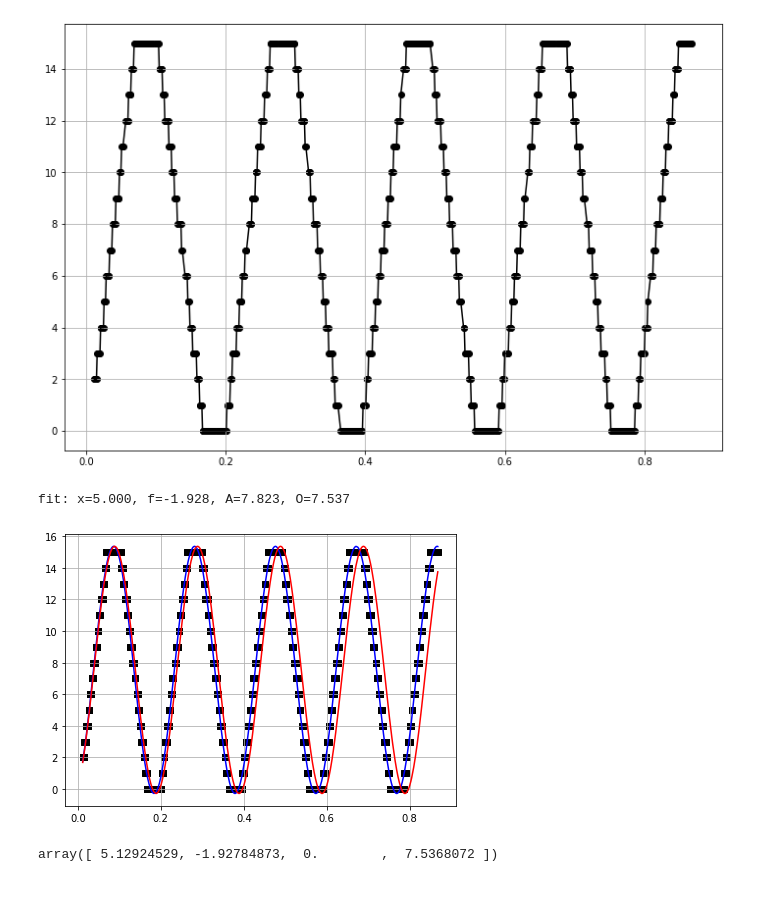
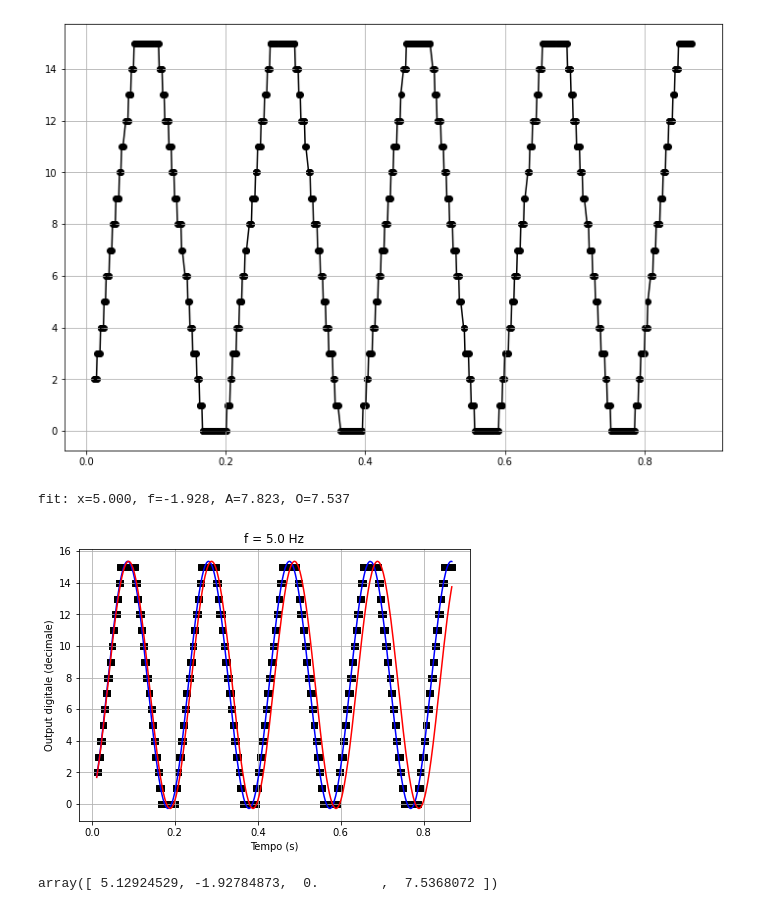
Before and after one commit to valeriopagliarino/Electronics-2021-UNITO-Public, a Jupyter notebook: analysis/nyquist-mcu.ipynb, the cells around one changed output. Drawn from its saved outputs; the diff is of its cells as text; code cells hidden in the pictures.

```diff
--- a/analysis/nyquist-mcu.ipynb
+++ b/analysis/nyquist-mcu.ipynb
@@ -36,30 +36,31 @@ def func(x, f, p, A, O):
 # %%
 expectedF = 5.
 
 bv = ((5., 2000.), # frequenza
       (0., 7.), # fase
       (0.1, 5), # Ampiezza
       (-3., 0.1)) # Offset
 
 bv = (
     (4., -3., 7., 0.2),
     (2000., 3.0, 30., 10.)
 )
 
 p0=[6., -0. , (max(ydata) - min(ydata)) / 2. + 4, (max(ydata) + min(ydata)) / 2.]
 
 popt, pcov = curve_fit(func, xdata, ydata, p0, bounds= bv)
 fig, ax = plt.subplots(figsize = (7,5))
 ax.scatter(xdata, ydata, color = "black", marker = "s")
 ax.plot(xdata, func(xdata, *popt), color = "blue")
 popt[0] = expectedF
 ax.plot(xdata, func(xdata, *popt), color = "red")
+ax.set(xlabel = "Tempo (s)", ylabel = "Output digitale (decimale)", title = "f = " + str(expectedF) + " Hz")
 ax.grid()
 
 print('fit: x=%5.3f, f=%5.3f, A=%5.3f, O=%5.3f' % tuple(popt))
 # %% [output]
 fit: x=5.000, f=-1.928, A=7.823, O=7.537
-[figure, old version]
+[figure, new version]
 # %%
 popt[2] = 0.
 popt
```
